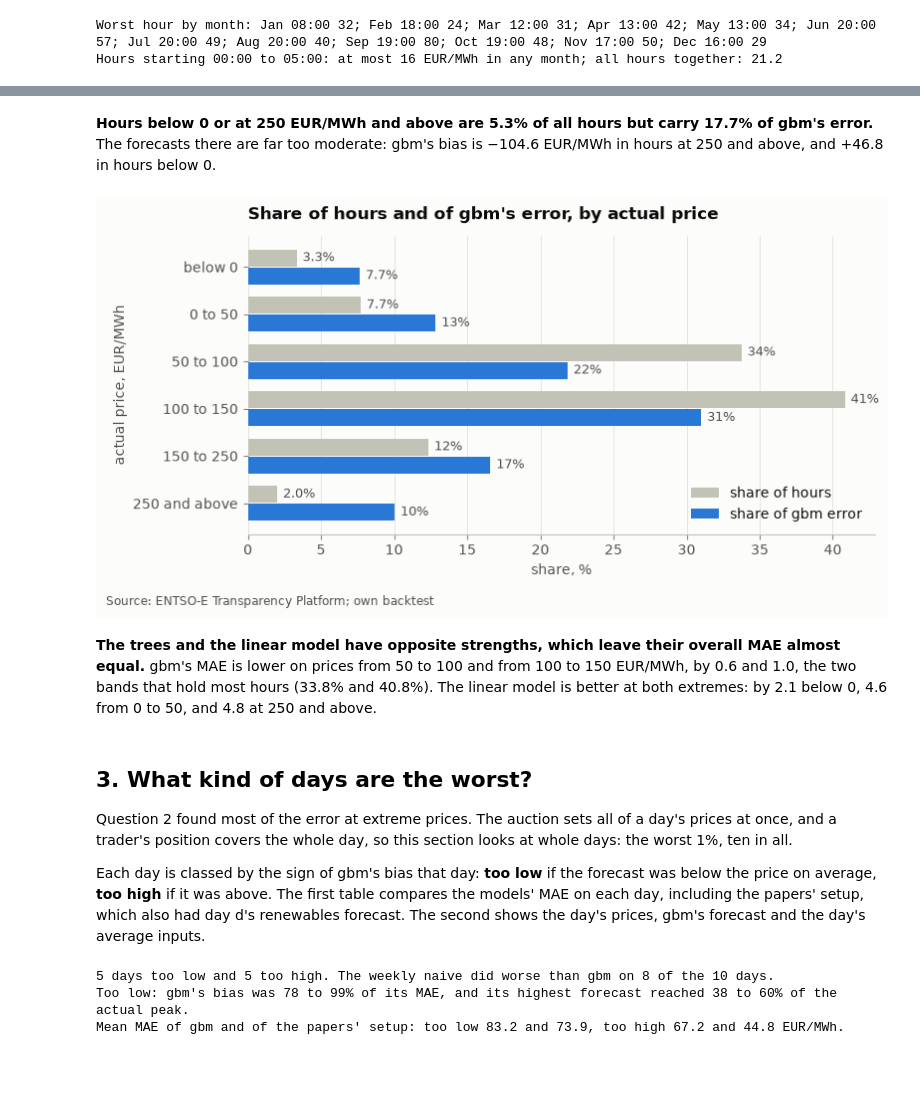
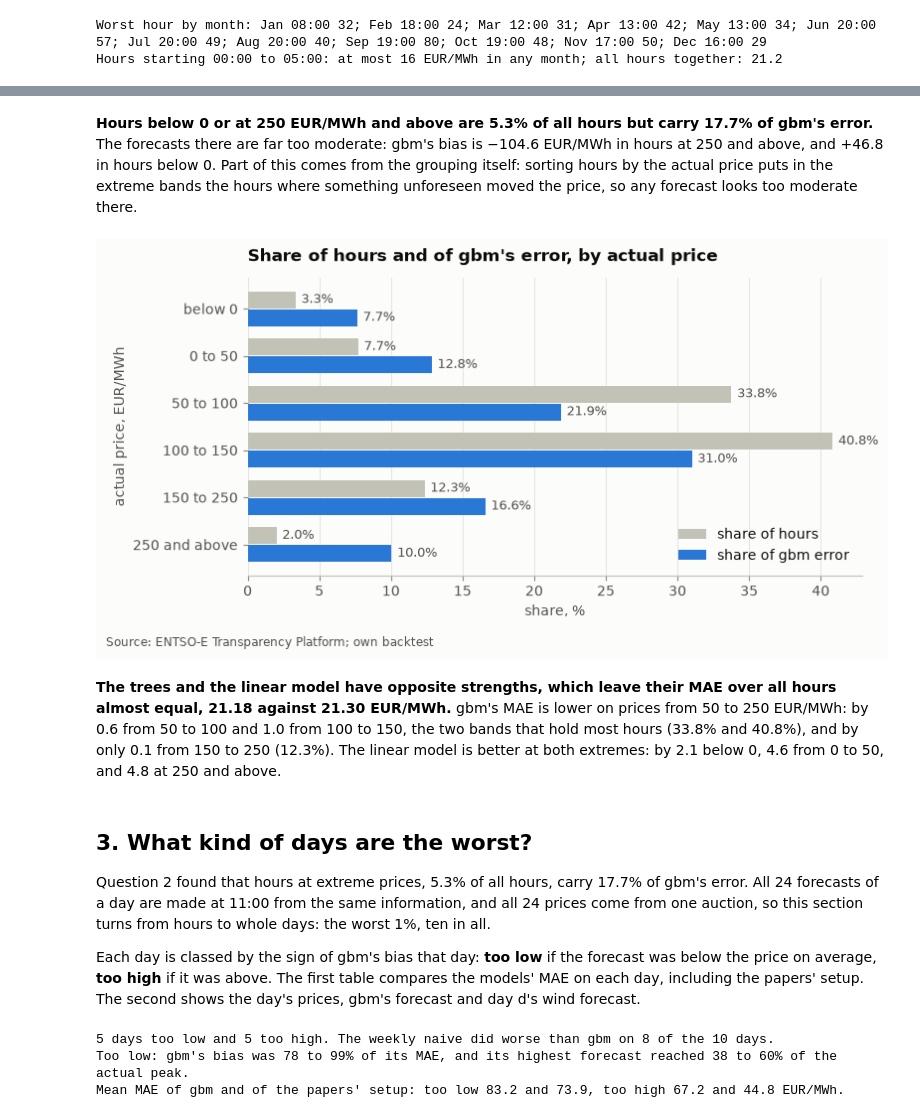
Before and after one commit to Tomek72/pl-dayahead, a Jupyter notebook: notebooks/02_post_mortem.ipynb, the cells around one changed output, grey strips where cells are left out. Cells and saved outputs as stored; diff of their text form; code cells hidden in the pictures; blank space fills up the shorter version.

```diff
--- a/notebooks/02_post_mortem.ipynb
+++ b/notebooks/02_post_mortem.ipynb
@@ -67,8 +84,15 @@ Only hours that every model forecast are kept, as in `evaluate.py`, so the MAE p
 # %%
 con = store.connect()
 predictions = con.sql('SELECT model, ts_utc, prediction, actual FROM predictions').df()
-staged = con.sql('SELECT ts_utc, load_fcst, wind_fcst, solar_fcst, residual_load_fcst FROM hourly').df()
+hourly_inputs = con.sql('SELECT * FROM hourly').df()
 con.close()
+
+# The renewables forecast (wind plus solar) as the backtest builds it: res_fcst_lag_1d is the one gbm and the
+# linear model saw at 11:00, the forecast for the day before delivery; res_fcst is day d's own, published at
+# 18:00, which only the papers' setup is given. residual_load_fcst is the load forecast minus res_fcst.
+features, _ = build_features(hourly_inputs)
+staged = hourly_inputs[['ts_utc', 'load_fcst', 'wind_fcst', 'solar_fcst', 'residual_load_fcst']].merge(
+    features[['ts_utc', 'res_fcst', 'res_fcst_lag_1d']], on='ts_utc')
 
 MODELS = ['gbm', 'linear', 'naive_weekly', 'gbm_papers']  # gbm_papers: the papers' setup, for comparison only
 
@@ -77,6 +101,7 @@ wide = predictions.pivot_table(index='ts_utc', columns='model', values='predicti
 wide['actual'] = predictions.groupby('ts_utc')['actual'].first()
 wide = wide.dropna().reset_index()  # keep only hours every model forecast
 wide = wide.merge(staged, on='ts_utc', how='left')
+wide['residual_seen'] = wide['load_fcst'] - wide['res_fcst_lag_1d']  # residual load as gbm saw it at 11:00
 
 # Warsaw time, delivery day and hour of day, as in notebook 01.
 wide['local'] = wide['ts_utc'].dt.tz_convert(LOCAL_TZ)
@@ -88,6 +113,6 @@ for m in MODELS:
     wide[f'abs_{m}'] = wide[f'err_{m}'].abs()
 
 print(f"{len(wide):,} hours on {wide['day'].nunique():,} delivery days, "
-      f"{wide['day'].min():%Y-%m-%d} to {wide['day'].max():%Y-%m-%d}")
+      f"{day_label(wide['day'].min(), weekday=False)} to {day_label(wide['day'].max(), weekday=False)}")
 print('MAE, EUR/MWh (must match evaluate.py): ' + ', '.join(f"{m} {wide[f'abs_{m}'].mean():.2f}" for m in MODELS))
 # %% [output]
@@ -260,7 +304,7 @@ regimes = pd.DataFrame({
     'share of gbm error (%)': 100 * by_band['abs_gbm'].sum() / wide['abs_gbm'].sum(),
     'MAE gbm': by_band['abs_gbm'].mean(),
     'MAE linear model': by_band['abs_linear'].mean(),
-    'gbm minus linear': by_band['abs_gbm'].mean() - by_band['abs_linear'].mean(),
+    'gbm minus linear model': by_band['abs_gbm'].mean() - by_band['abs_linear'].mean(),
     'bias gbm': by_band['err_gbm'].mean(),
     'bias linear model': by_band['err_linear'].mean(),
 }).rename_axis('actual price, EUR/MWh')
@@ -282,43 +326,43 @@ Error by actual price: MAE and bias (forecast minus price), EUR/MWh
 # %% [markdown]
-**Hours below 0 or at 250 EUR/MWh and above are 5.3% of all hours but carry 17.7% of gbm's error.** The forecasts there are far too moderate: gbm's bias is −104.6 EUR/MWh in hours at 250 and above, and +46.8 in hours below 0.
+**Hours below 0 or at 250 EUR/MWh and above are 5.3% of all hours but carry 17.7% of gbm's error.** The forecasts there are far too moderate: gbm's bias is −104.6 EUR/MWh in hours at 250 and above, and +46.8 in hours below 0. Part of this comes from the grouping itself: sorting hours by the actual price puts in the extreme bands the hours where something unforeseen moved the price, so any forecast looks too moderate there.
 # %%
 # Chart 3: share of hours and share of gbm's error in each price band.
 fig, ax = plt.subplots(figsize=(8, 4.2))
 y = np.arange(len(LABELS))
 h = 0.36  # bar thickness; the two bars of a band sit just above and below its centre line
 hours_bars = ax.barh(y - h / 2 - 0.01, regimes['share of hours (%)'], height=h, color=BASELINE, label='share of hours')
 error_bars = ax.barh(y + h / 2 + 0.01, regimes['share of gbm error (%)'], height=h, color=SERIES['gbm'],
                      label='share of gbm error')
 
-# Write each value at the end of its bar, in text colour (never the bar colour).
+# Write each value at the end of its bar, in text colour (never the bar colour), to one decimal as in the table.
 for bars in (hours_bars, error_bars):
     for bar in bars:
         value = bar.get_width()
-        text = f'{value:.1f}%' if value < 10 else f'{value:.0f}%'  # a decimal for small shares, so 0.3% is not shown as 0%
+        text = f'{value:.1f}%'
         ax.text(value + 0.4, bar.get_y() + bar.get_height() / 2, text, va='center', fontsize=9, color=INK_2)
 
 ax.set_yticks(y, LABELS)
 ax.invert_yaxis()  # lowest prices at the top, reading downward like the table
 ax.grid(axis='y', visible=False)
 ax.grid(axis='x', visible=True)
 ax.set_xlabel('share, %')
 ax.set_ylabel('actual price, EUR/MWh')
 ax.set_title("Share of hours and of gbm's error, by actual price")
 ax.legend(loc='lower right')
 fig.text(0.01, 0.01, SOURCE, fontsize=8.5, color=INK_2)
 fig.tight_layout(rect=(0, 0.04, 1, 1))
 fig.savefig(FIG_DIR / 'error_by_price_level.png', dpi=150)
 plt.show()
 # %% [output]
-[figure, old version]
+[figure, new version]
 # %% [markdown]
-**The trees and the linear model have opposite strengths, which leave their overall MAE almost equal.** gbm's MAE is lower on prices from 50 to 100 and from 100 to 150 EUR/MWh, by 0.6 and 1.0, the two bands that hold most hours (33.8% and 40.8%). The linear model is better at both extremes: by 2.1 below 0, 4.6 from 0 to 50, and 4.8 at 250 and above.
+**The trees and the linear model have opposite strengths, which leave their MAE over all hours almost equal, 21.18 against 21.30 EUR/MWh.** gbm's MAE is lower on prices from 50 to 250 EUR/MWh: by 0.6 from 50 to 100 and 1.0 from 100 to 150, the two bands that hold most hours (33.8% and 40.8%), and by only 0.1 from 150 to 250 (12.3%). The linear model is better at both extremes: by 2.1 below 0, 4.6 from 0 to 50, and 4.8 at 250 and above.
 # %% [markdown]
 ## 3. What kind of days are the worst?
 
-Question 2 found most of the error at extreme prices. The auction sets all of a day's prices at once, and a trader's position covers the whole day, so this section looks at whole days: the worst 1%, ten in all.
+Question 2 found that hours at extreme prices, 5.3% of all hours, carry 17.7% of gbm's error. All 24 forecasts of a day are made at 11:00 from the same information, and all 24 prices come from one auction, so this section turns from hours to whole days: the worst 1%, ten in all.
 
-Each day is classed by the sign of gbm's bias that day: **too low** if the forecast was below the price on average, **too high** if it was above. The first table compares the models' MAE on each day, including the papers' setup, which also had day d's renewables forecast. The second shows the day's prices, gbm's forecast and the day's average inputs.
+Each day is classed by the sign of gbm's bias that day: **too low** if the forecast was below the price on average, **too high** if it was above. The first table compares the models' MAE on each day, including the papers' setup. The second shows the day's prices, gbm's forecast and day d's wind forecast.
 # %%
 # The ten worst days, labelled by date for reading (a holiday is marked). Each is classed by the sign of
 # gbm's bias that day: too low if the forecast was below the price on average, too high if above it.
```
Also changed, not shown: parts of 37 cells of this notebook, 4 other files.
